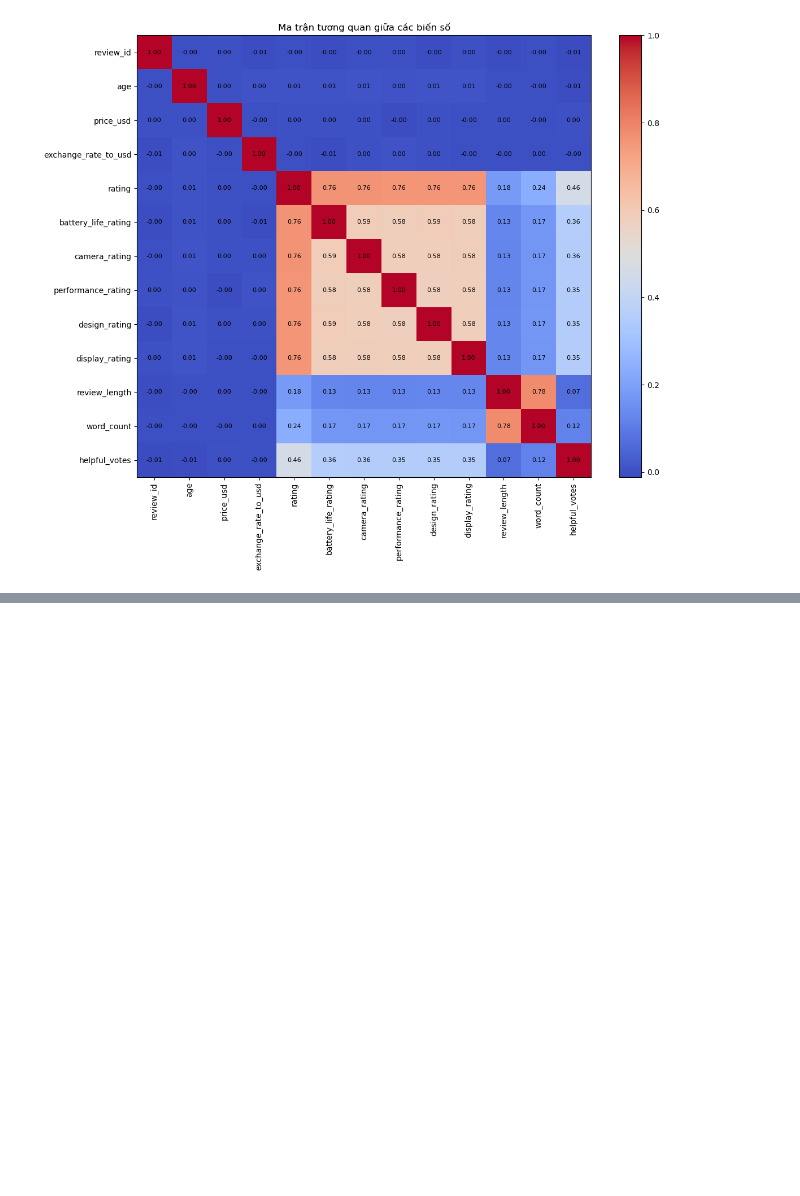
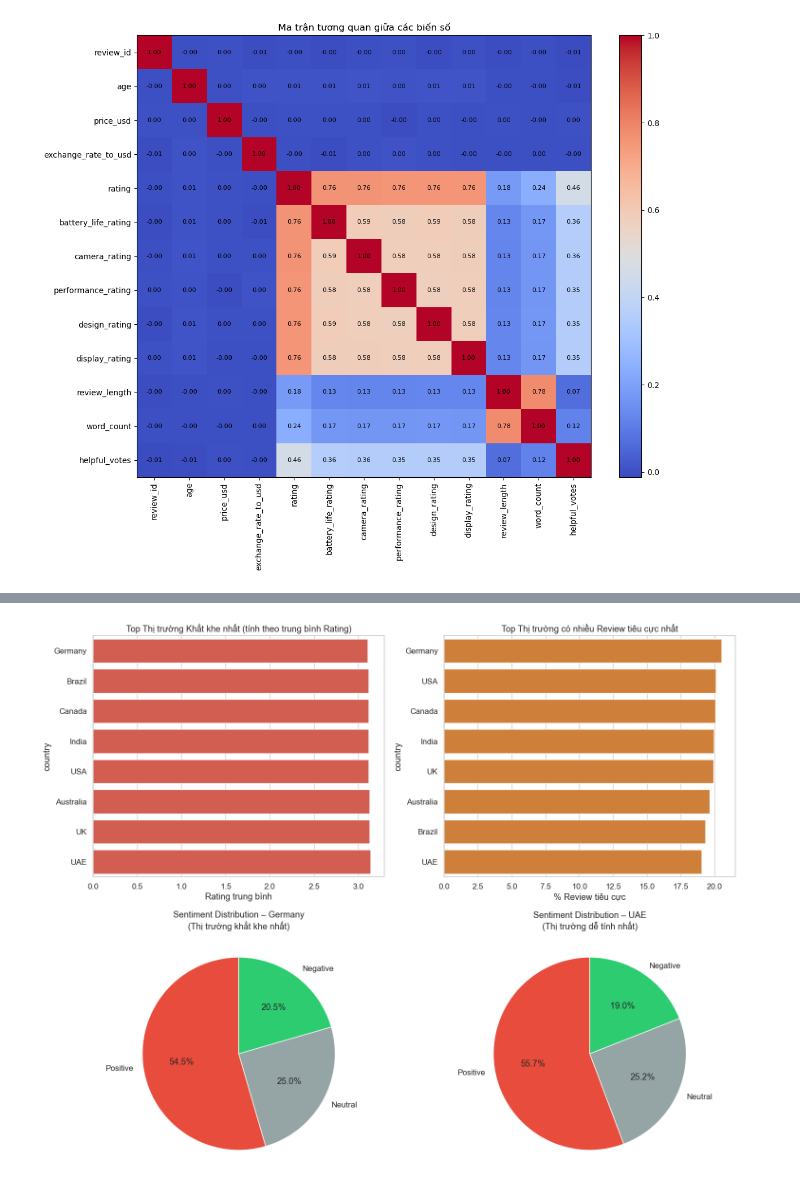
Before and after one commit to hhlearntocode/p4ds-Final, a Jupyter notebook: Final_Project.ipynb, the cells around one changed output, grey strips where cells are left out. Cells and saved outputs as stored; diff of their text form; code cells hidden in the pictures; blank space fills up the shorter version.

```diff
--- a/Final_Project.ipynb
+++ b/Final_Project.ipynb
@@ -339,0 +697,12 @@ Lý do đưa ra câu hỏi:b
+# %%
+country_stats = df.groupby('country').agg({
+    'rating': ['mean', 'std', 'count'],
+    'sentiment': lambda x: (x == 'Negative').sum() / len(x) * 100
+}).round(2)
+country_stats.columns = ['avg_rating', 'std_rating', 'count', 'negative_pct']
+country_stats = country_stats[country_stats['count'] >= 100].sort_values('avg_rating')
+
+print("Top 10 thị trường khắt khe nhất (rating thấp nhất):")
+print(country_stats.head(8))
+print("\n\nTop 10 thị trường dễ tính nhất (rating cao nhất):")
+print(country_stats.tail(8))
@@ -339,0 +750,68 @@ Lý do đưa ra câu hỏi:b
+# %%
+import seaborn as sns
+import matplotlib.pyplot as plt
+
+sns.set(style="whitegrid", font_scale=1.1)
+
+fig, axes = plt.subplots(2, 2, figsize=(15, 12))
+
+# ============================ 1) Top Rating ==============================
+top_countries = country_stats.head(15)
+
+sns.barplot(
+    data=top_countries,
+    x='avg_rating',
+    y=top_countries.index,
+    color='#e74c3c',
+    ax=axes[0, 0]
+)
+axes[0, 0].set_title('Top Thị trường Khắt khe nhất (tính theo trung bình Rating)')
+axes[0, 0].set_xlabel("Rating trung bình")
+
+
+# ============================ 2) Tỉ lệ Negative Reviews ==========================
+top_negative = country_stats.nlargest(8, 'negative_pct')
+
+sns.barplot(
+    data=top_negative,
+    x='negative_pct',
+    y=top_negative.index,
+    color='#e67e22',
+    ax=axes[0, 1]
+)
+axes[0, 1].set_title('Top Thị trường có nhiều Review tiêu cực nhất')
+axes[0, 1].set_xlabel('% Review tiêu cực')
+
+
+# ============================ 3 & 4) Pie charts Sentiment ========================
+strictest = country_stats.head(1).index[0]
+easiest = country_stats.tail(1).index[0]
+
+strictest_sent = df[df['country'] == strictest]['sentiment'].value_counts()
+easiest_sent  = df[df['country'] == easiest]['sentiment'].value_counts()
+
+colors = ['#e74c3c', '#95a5a6', '#2ecc71']
+
+axes[1, 0].pie(
+    strictest_sent,
+    labels=strictest_sent.index,
+    autopct='%1.1f%%',
+    colors=colors,
+    startangle=90
+)
+axes[1, 0].set_title(f'Sentiment Distribution – {strictest}\n(Thị trường khắt khe nhất)')
+
+
+axes[1, 1].pie(
+    easiest_sent,
+    labels=easiest_sent.index,
+    autopct='%1.1f%%',
+    colors=colors,
+    startangle=90
+)
+axes[1, 1].set_title(f'Sentiment Distribution – {easiest}\n(Thị trường dễ tính nhất)')
+
+plt.tight_layout()
+plt.show()
+# %% [output]
+[figure, added]
```
Also changed, not shown: parts of 33 cells of this notebook.
